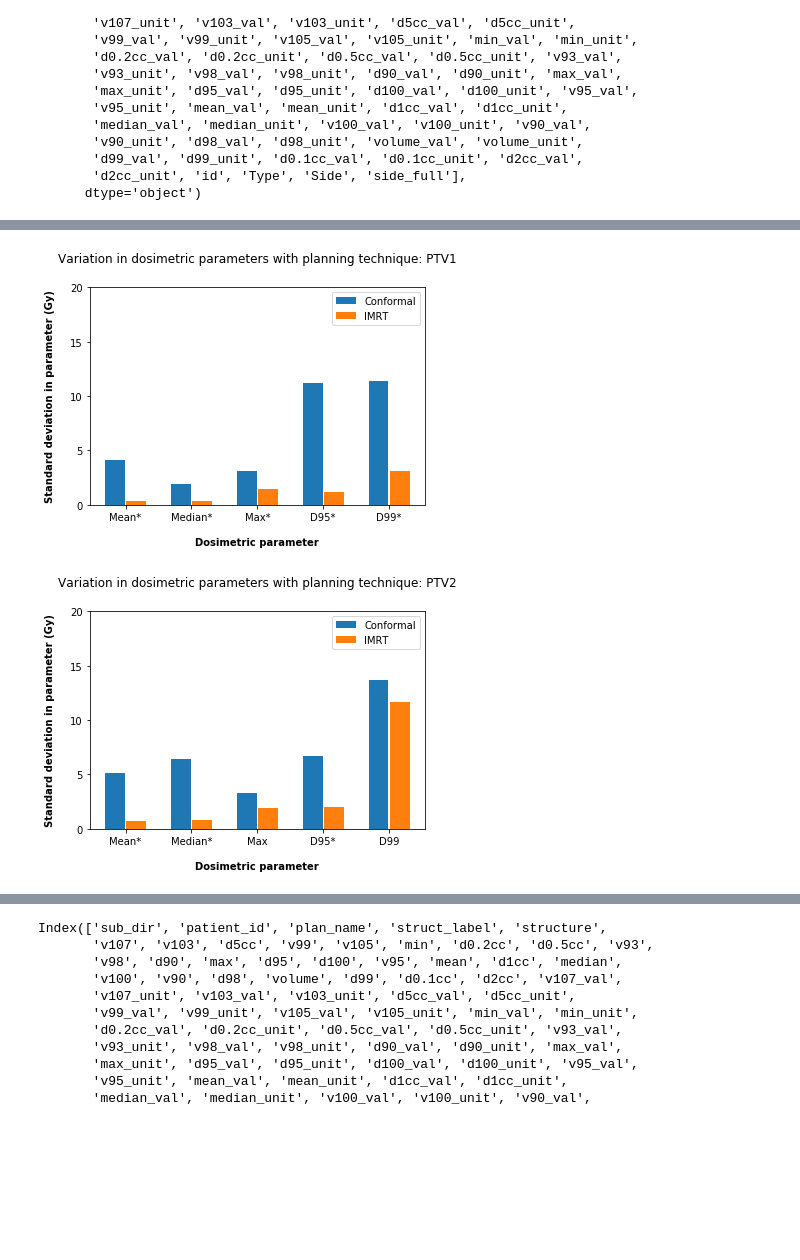
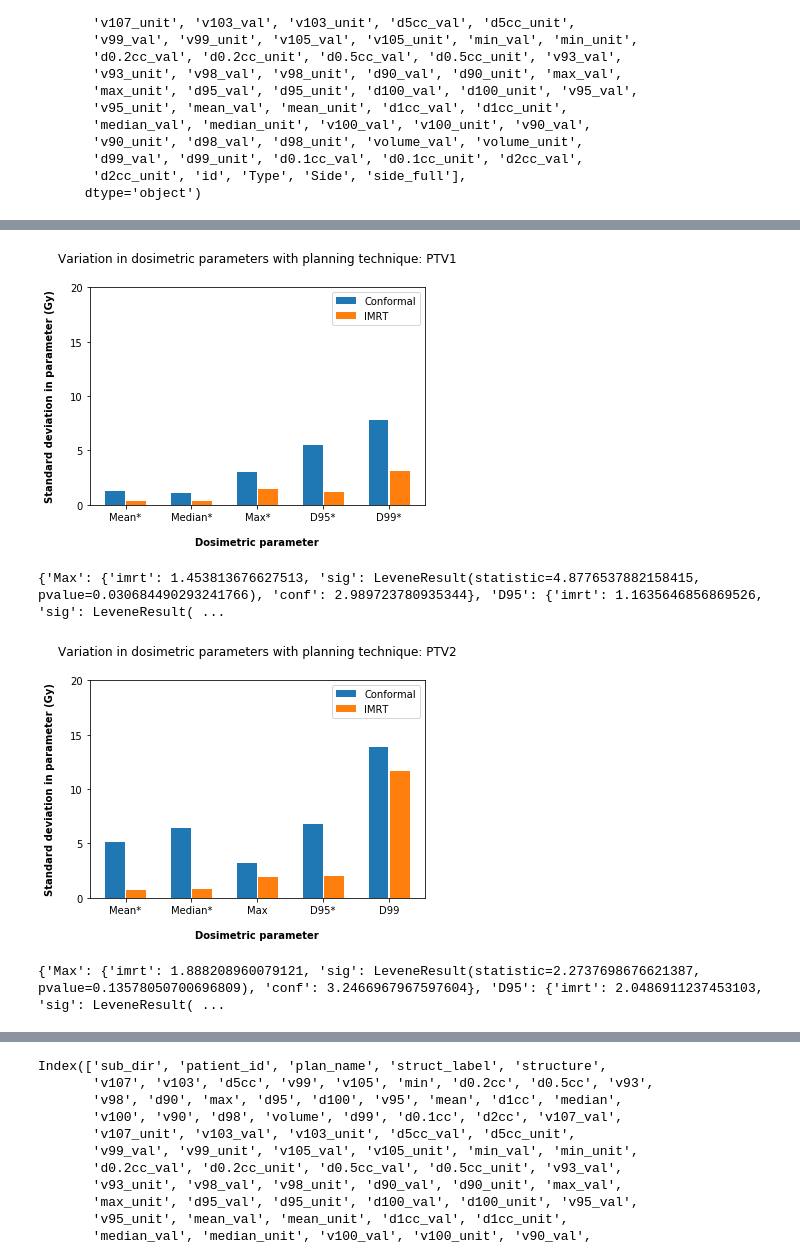
Before and after one commit to mbolt01/Thesis_analysis, a Jupyter notebook: Thesis-parsport-dvh-analysis.ipynb, the cells around one changed output, grey strips where cells are left out. Cells and saved outputs as stored; diff of their text form; code cells hidden in the pictures; blank space fills up the shorter version.

```diff
--- a/Thesis-parsport-dvh-analysis.ipynb
+++ b/Thesis-parsport-dvh-analysis.ipynb
@@ -28,7 +28,7 @@ if needed == True:
     #df.to_csv('parsport_dose_data.csv')
 else:
     print('using merged file')
-    #df = pd.read_csv(r'parsport_dose_data.csv',index_col=0)
+    df = pd.read_csv(r'parsport_dose_data-edit.csv',index_col=0)
     #df = pd.read_pickle(r'parsport_dose_data.pkl')
 
 
@@ -365,33 +429,35 @@ for my_struct in my_structs:
     posns = [i for i in range(len(plot_data))]
     for param in my_params:
         params.append(param)
         imrts.append(plot_data[param]['imrt'])
         confs.append(plot_data[param]['conf'])
         if plot_data[param]['sig'].pvalue <=pval_test:
             if include_signif == True:
                 signif.append('*')
             else:
                 signif.append('')
         else:
             signif.append('')
 
     plot_labels = [my_params[i]+signif[i] for i in range(len(my_params))]
 
     plt.bar(left=[i-my_offset for i in posns],height=confs,alpha=1,width=my_width,label='Conformal')
     plt.bar(left=[i+my_offset for i in posns],height=imrts,alpha=1,width=my_width,label='IMRT')
     plt.legend()
     plt.xticks(posns,plot_labels)
     plt.yticks([0,5,10,15,20])
 
     plt.xlabel('Dosimetric parameter')
     plt.ylabel('Standard deviation in parameter (Gy)')
     plt.title('Variation in dosimetric parameters with planning technique: ' + my_struct)
 
     #plt.savefig('multi_stats-imrtVconf-' + my_struct + '.png',dpi=300,bbox_inches='tight')
 
     plt.show()
 
-    plot_data
+    print(plot_data)
 # %% [output]
-[figure, old version]
+[figure, new version]
+{'Max': {'imrt': 1.453813676627513, 'sig': LeveneResult(statistic=4.8776537882158415, pvalue=0.030684490293241766), 'conf': 2.989723780935344}, 'D95': {'imrt': 1.1635646856869526, 'sig': LeveneResult( ...
 [figure]
+{'Max': {'imrt': 1.888208960079121, 'sig': LeveneResult(statistic=2.2737698676621387, pvalue=0.13578050700696809), 'conf': 3.2466967967597604}, 'D95': {'imrt': 2.0486911237453103, 'sig': LeveneResult( ...
```
Also changed, not shown: parts of 19 cells of this notebook, 8 other files.
